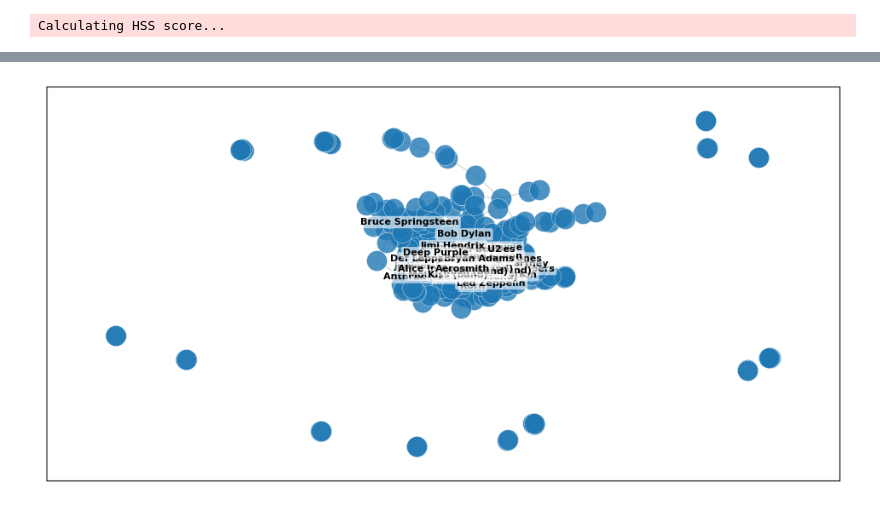
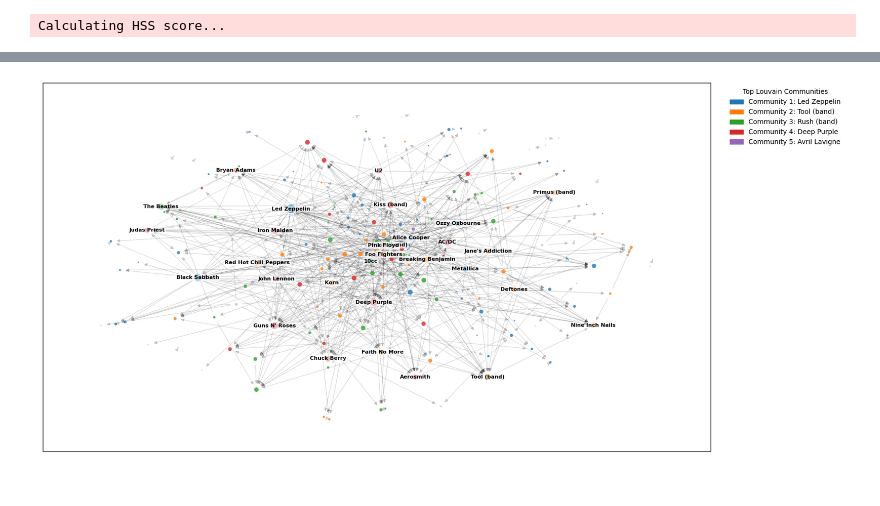
Before and after one commit to Somon8/social_graphs_25, a Jupyter notebook: Assignment2_1.ipynb, the cells around one changed output, grey strips where cells are left out. Drawn from its saved outputs; the diff is of its cells as text; code cells hidden in the pictures.

Commit message:
Network viz maybe done

```diff
--- a/Assignment2_1.ipynb
+++ b/Assignment2_1.ipynb
@@ -252,0 +254,12 @@ HSS_G = nx.from_pandas_edgelist(df = backbone_df, source = "src", target= "trg",
+# %%
+percentage_kept = 0.10 #What percentage of links are we keeping?
+
+threshold_value = np.quantile(hss_df['score'], 1-percentage_kept)
+
+backbone_df = backboning.thresholding(hss_df, threshold_value)
+
+HSS_G = nx.from_pandas_edgelist(df = backbone_df, source = "src", target= "trg", edge_attr="score"
+                                , create_using=nx.DiGraph)
+
+
+backbone_df
@@ -252,0 +288,5 @@ HSS_G = nx.from_pandas_edgelist(df = backbone_df, source = "src", target= "trg",
+# %%
+nx.set_edge_attributes(HSS_G,
+    {edge: d.get('score', 1.0) for edge, d in HSS_G.edges.items()},
+    'weight'
+)
@@ -253,36 +309,87 @@ HSS_G = nx.from_pandas_edgelist(df = backbone_df, source = "src", target= "trg",
 # %%
 HSS_G_total_degrees = {node: HSS_G.degree(node) for node in HSS_G.nodes()}
-HSS_G_node_sizes = [HSS_G_total_degrees[node] for node in HSS_G.nodes()]
-HSS_G_hubs = sorted(HSS_G.degree, key=lambda x: x[1], reverse=True)[:35]
+HSS_G_node_sizes = [HSS_G_total_degrees[node]*5 for node in HSS_G.nodes()]
+HSS_G_hubs = sorted(HSS_G.degree, key=lambda x: x[1], reverse=True)[:30]
 HSS_G_label_nodes = {n for n,_ in HSS_G_hubs}
 
+edge_weights = [weight for (u,v), weight in nx.get_edge_attributes(HSS_G, 'score').items()]
+
 #Plot settings
-figure, axs = plt.subplots(1,1,figsize = (12,6)) #Width, Height
+figure, axs = plt.subplots(1,1,figsize = (18,10)) #Width, Height
+
+nx.set_edge_attributes(HSS_G,
+    {edge: d.get('score', 1.0) for edge, d in HSS_G.edges.items()},
+    'weight'
+)
+
+####################################### ADD LOUVAIN COMMUNITIES
+# --- Compute Louvain communities at default resolution ---
+communities = community.louvain_communities(HSS_G, weight='weight', seed=42)
+
+# --- Sort communities by size and select top N ---
+N = 5  # number of largest communities to color
+sorted_communities = sorted(communities, key=len, reverse=True)
+top_communities = sorted_communities[:N]
+
+# Assign community indices only for top ones
+node_community = {}
+for i, comm in enumerate(top_communities):
+    for node in comm:
+        node_community[node] = i  # 0 to N-1
 
 
+# --- Color setup ---
+colors = []
+for node in HSS_G.nodes():
+    if node in node_community:
+        colors.append(cm.tab10(node_community[node] % 10))  # color for top 5
+    else:
+        colors.append((0.8, 0.8, 0.8, 0.4))  # light gray for smaller ones
+
+# --- Legend for top communities (representative node = hub) ---
+legend_handles = []
+for i, comm in enumerate(top_communities):
+    top_node = max(comm, key=lambda n: HSS_G.degree(n))
+    legend_handles.append(
+        mpatches.Patch(color=cm.tab10(i % 10), label=f"Community {i+1}: {top_node}")
+    )
+
+# --- Add legend ---
+plt.legend(handles=legend_handles, title="Top Louvain Communities",
+           loc="upper left", bbox_to_anchor=(1.02, 1), frameon=False)
+
+
+########################################## STANDARD PLOTTING
 #Get the force atlas positions
 force_positions = nx.forceatlas2_layout(HSS_G
-                                        ,scaling_ratio = 2
-                                        ,gravity=1
+                                        ,scaling_ratio = 1
+                                        ,gravity=1 #This is cool
+                                        ,linlog = True #I LIKE THIS BUT I NEED TO EXPLAIN IT
+                                        ,distributed_action=True #EXPLAIN WHAT THIS DOES
                                         )
 
 #Draw edges
-nx.draw_networkx_edges(HSS_G, pos = force_positions, alpha = 0.15, edge_color = "k", ax=axs)
+nx.draw_networkx_edges(HSS_G, pos = force_positions, alpha = 0.15, edge_color = "k", ax=axs
+                       , width=edge_weights
+                       )
 
 #Draw nodes
-nx.draw_networkx_nodes(HSS_G, pos = force_positions, alpha = 0.8, edgecolors = "white", linewidths = 0.3, ax=axs)
+nx.draw_networkx_nodes(HSS_G, pos = force_positions, alpha = 0.8, edgecolors = "white", linewidths = 0.3, ax=axs
+                       , node_size=HSS_G_node_sizes, node_color=colors
+                       )
+
 
 nx.draw_networkx_labels(
     HSS_G,
     ax=axs,
     pos=force_positions,              # or use force_positions directly
     labels={node:node if node in HSS_G_label_nodes else '' for node in HSS_G.nodes()},            # only these nodes will get text
     font_size=8,
     font_weight="bold",
     font_color="black",
     bbox=dict(boxstyle="round,pad=0.2", fc="white", ec="none", alpha=0.6)  # improves readability
 )
 
 plt.show()
 # %% [output]
-[figure, old version]
+[figure, new version]
```
Also changed, not shown: parts of 11 cells of this notebook, 1 other file.
